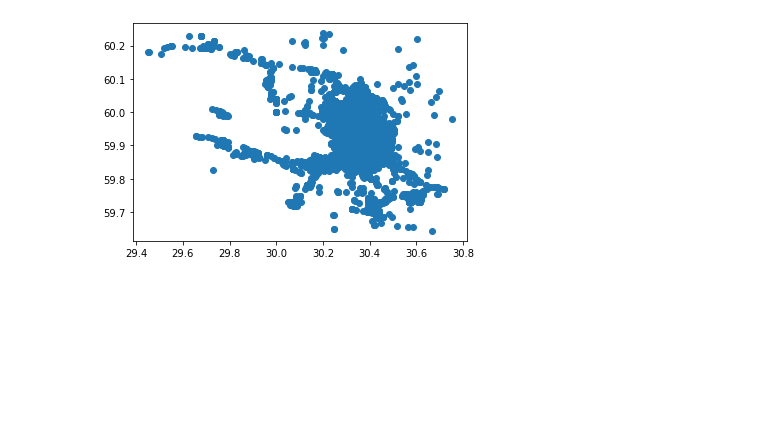
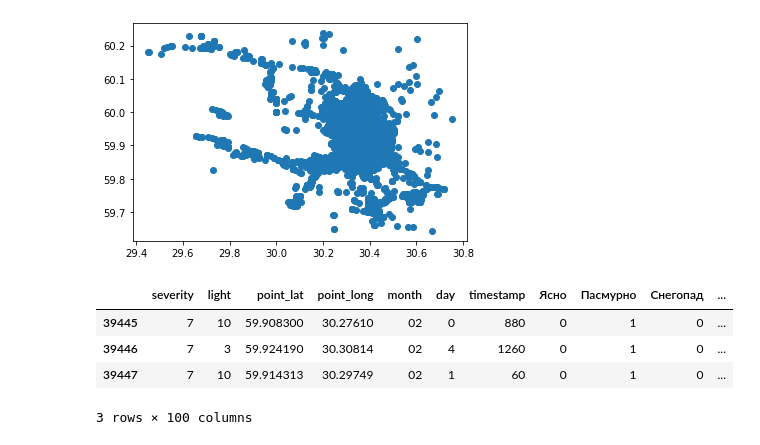
Before and after one commit to Sertyhopss/car-crash, a Jupyter notebook: json_read.ipynb, the cells around one changed output. Saved outputs shown, nothing was run; the diff lists cells and outputs as text; code cells hidden in the pictures; blank space fills up the shorter version.

```diff
--- a/json_read.ipynb
+++ b/json_read.ipynb
@@ -143,3 +144,17 @@ plt.scatter(x['point_long'], x['point_lat'])
 # %% [output]
 <matplotlib.collections.PathCollection at 0x...>
 [figure]
+# %%
+# расчет тяжести аварии
+
+result['severity'] = result['participants_count'] * 1 + result['injured_count'] * 5 + result['dead_count'] * 70
+result = result.drop(columns=['participants_count', 'injured_count', 'dead_count'])
+
+result = result.drop(columns=['scheme'])
+result.tail(3)
+# %% [output]
+|  | severity | light | point_lat | point_long | month | day | timestamp | Ясно | Пасмурно | Снегопад | ... |
+| 39445 | 7 | 10 | 59.908300 | 30.27610 | 02 | 0 | 880 | 0 | 1 | 0 | ... |
+| 39446 | 7 | 3 | 59.924190 | 30.30814 | 02 | 4 | 1260 | 0 | 1 | 0 | ... |
+| 39447 | 7 | 10 | 59.914313 | 30.29749 | 02 | 1 | 60 | 0 | 1 | 0 | ... |
+3 rows × 100 columns
```
Also changed, not shown: parts of 9 cells of this notebook.
